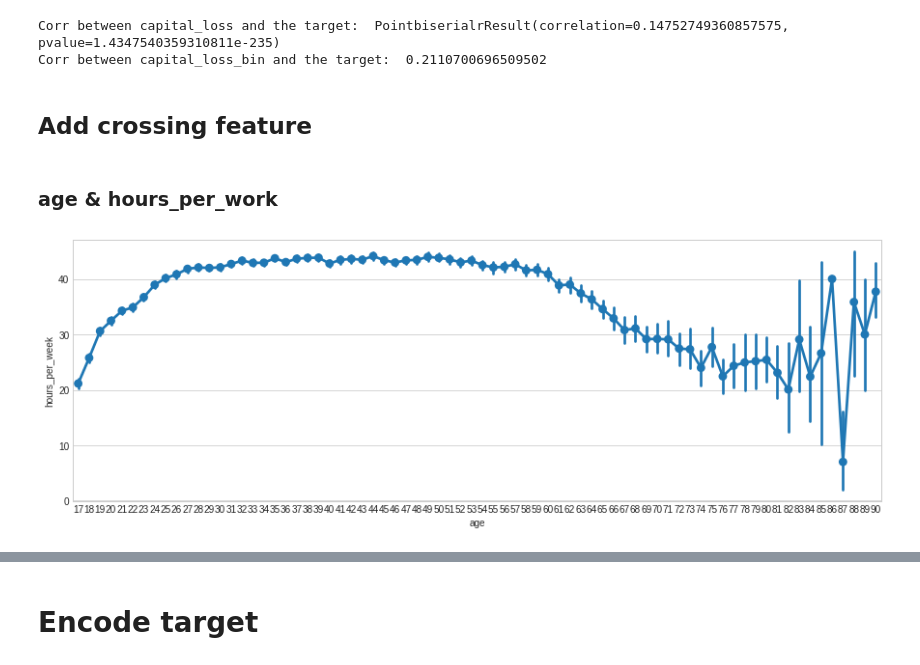
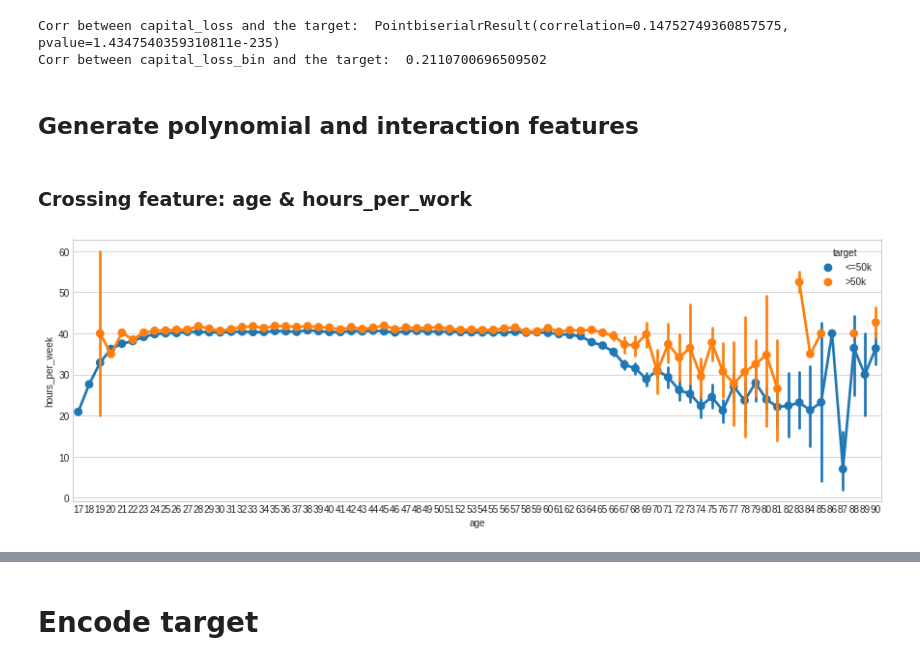
Before and after one commit to basselkassem/predict_income_potential, a Jupyter notebook: feature_engineering.ipynb, the cells around one changed output, grey strips where cells are left out. Cells and saved outputs as stored; diff of their text form; code cells hidden in the pictures.

```diff
--- a/feature_engineering.ipynb
+++ b/feature_engineering.ipynb
@@ -251,6 +265,8 @@ print_corr(df, 'com_native_country')
 # %% [output]
 Corr between native_country and the target:  0.09159272240334079
 Corr between com_native_country and the target:  0.033447597767781924
+# %%
+df = df.drop(columns = ['native_country', 'com_native_country'])
 # %% [markdown]
 ## Bin continuous features
 # %% [markdown]
@@ -317,11 +325,0 @@ plt.show()
-# %%
-bin_number = 20
-df['final_weight_bin'] = pd.cut(df['final_weight'], bin_number, labels = [str(i + 1) for i in np.arange(bin_number)])
-plt.style.use('seaborn-whitegrid')
-fig = plt.figure(figsize=(15, 5))
-plt.subplot(1, 2, 1)
-sns.countplot(y = "final_weight_bin", hue = 'target', data = df);
-plt.subplot(1, 2, 2)
-sns.distplot(df[df['target'] == '>50k']['final_weight'], kde_kws={"label": ">$50K"})
-sns.distplot(df[df['target'] == '<=50k']['final_weight'], kde_kws={"label": "<$50K"})
-plt.show()
@@ -330,4 +325,0 @@ plt.show()
-# %%
-print_corr(df, 'final_weight')
-df['final_weight_bin'] = df['final_weight_bin'].astype('object')
-print_corr(df, 'final_weight_bin')
@@ -388,15 +377,20 @@ print_corr(df, 'capital_loss_bin')
 # %% [output]
 Corr between capital_loss and the target:  PointbiserialrResult(correlation=0.14752749360857575, pvalue=1.4347540359310811e-235)
 Corr between capital_loss_bin and the target:  0.2110700696509502
-# %% [markdown]
-## Add crossing feature
+# %% [markdown]
+## Generate polynomial and interaction features
+# %%
+cont_featrues = ['age', 'education_duration', 'hours_per_week', 'capital_gain', 'capital_loss' ]
+pl = PolynomialFeatures(2, include_bias = False)
+X_temp = pl.fit_transform(df[cont_featrues])
+columns_names = pl.get_feature_names(cont_featrues)
+df_temp = pd.DataFrame(data = X_temp, columns = columns_names)
+df = df.merge(df_temp, on = cont_featrues)
 # %% [markdown]
-### age & hours_per_work
+###  Crossing feature: age & hours_per_work
 # %%
 fig = plt.figure(figsize=(15, 5))
-g = sns.pointplot(x = 'age',
-                  y = 'hours_per_week',
-                  data = df,
-                 )
+g = sns.pointplot(x = 'age', y = 'hours_per_week', hue = 'target', data = df)
+plt.show()
 # %% [output]
-[figure, old version]
+[figure, new version]
```
Also changed, not shown: parts of 37 cells of this notebook.
